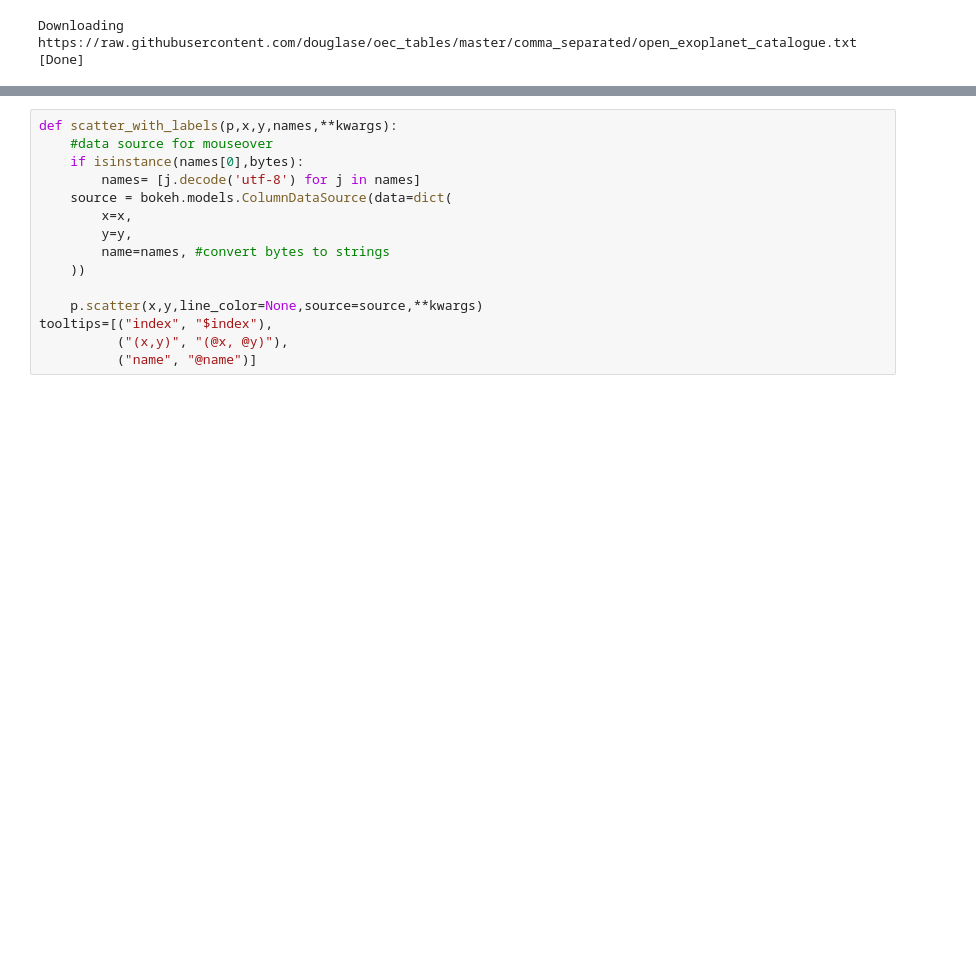
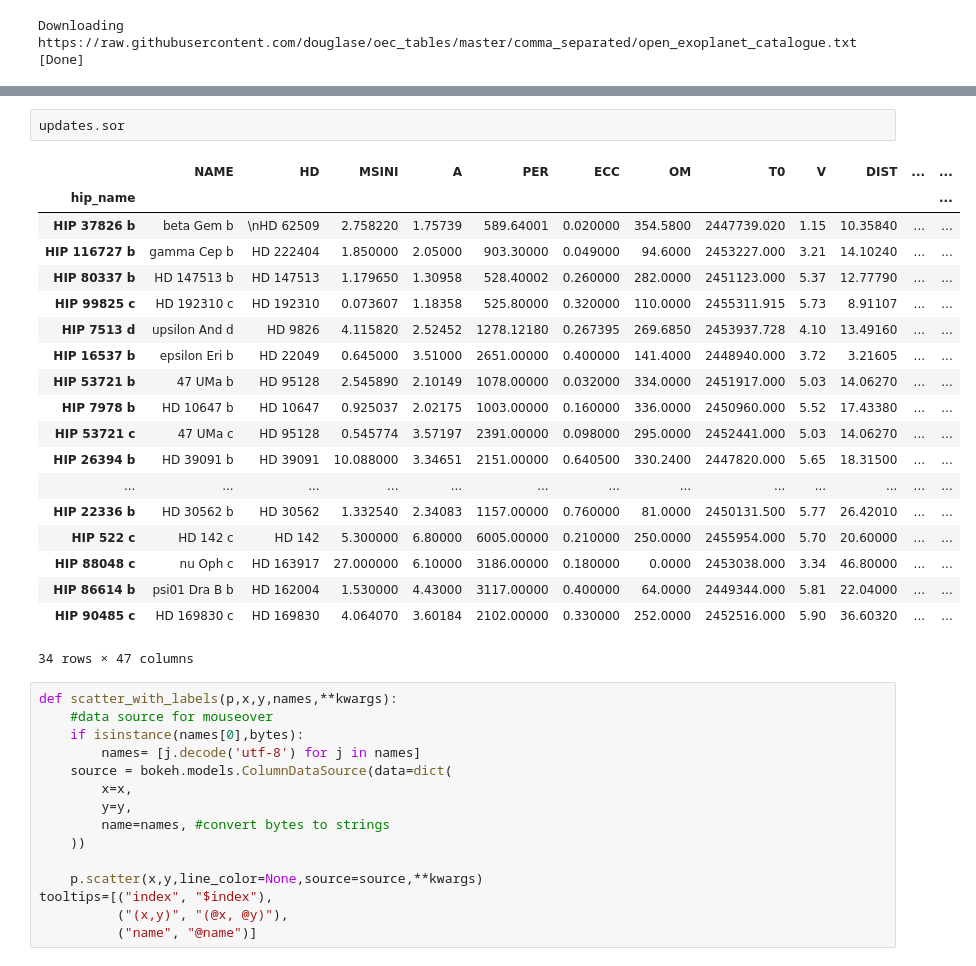
Before and after one commit to douglase/exocat_explorer, a Jupyter notebook: Compare Catalogs.ipynb, the cells around one changed output, grey strips where cells are left out. Cells and saved outputs as stored; diff of their text form; blank space fills up the shorter version.

```diff
--- a/Compare Catalogs.ipynb
+++ b/Compare Catalogs.ipynb
@@ -163,3 +325,25 @@ Downloading https://raw.githubusercontent.com/douglase/oec_tables/master/comma_s
+# %%
+updates.sor
+# %% [output]
+|  | NAME | HD | MSINI | A | PER | ECC | OM | T0 | V | DIST | ... | ... |
+| hip_name |  |  |  |  |  |  |  |  |  |  |  | ... |
+| HIP 37826 b | beta Gem b | \nHD 62509 | 2.758220 | 1.75739 | 589.64001 | 0.020000 | 354.5800 | 2447739.020 | 1.15 | 10.35840 | ... | ... |
+| HIP 116727 b | gamma Cep b | HD 222404 | 1.850000 | 2.05000 | 903.30000 | 0.049000 | 94.6000 | 2453227.000 | 3.21 | 14.10240 | ... | ... |
+| HIP 80337 b | HD 147513 b | HD 147513 | 1.179650 | 1.30958 | 528.40002 | 0.260000 | 282.0000 | 2451123.000 | 5.37 | 12.77790 | ... | ... |
+| HIP 99825 c | HD 192310 c | HD 192310 | 0.073607 | 1.18358 | 525.80000 | 0.320000 | 110.0000 | 2455311.915 | 5.73 | 8.91107 | ... | ... |
+| HIP 7513 d | upsilon And d | HD 9826 | 4.115820 | 2.52452 | 1278.12180 | 0.267395 | 269.6850 | 2453937.728 | 4.10 | 13.49160 | ... | ... |
+| HIP 16537 b | epsilon Eri b | HD 22049 | 0.645000 | 3.51000 | 2651.00000 | 0.400000 | 141.4000 | 2448940.000 | 3.72 | 3.21605 | ... | ... |
+| HIP 53721 b | 47 UMa b | HD 95128 | 2.545890 | 2.10149 | 1078.00000 | 0.032000 | 334.0000 | 2451917.000 | 5.03 | 14.06270 | ... | ... |
+| HIP 7978 b | HD 10647 b | HD 10647 | 0.925037 | 2.02175 | 1003.00000 | 0.160000 | 336.0000 | 2450960.000 | 5.52 | 17.43380 | ... | ... |
+| HIP 53721 c | 47 UMa c | HD 95128 | 0.545774 | 3.57197 | 2391.00000 | 0.098000 | 295.0000 | 2452441.000 | 5.03 | 14.06270 | ... | ... |
+| HIP 26394 b | HD 39091 b | HD 39091 | 10.088000 | 3.34651 | 2151.00000 | 0.640500 | 330.2400 | 2447820.000 | 5.65 | 18.31500 | ... | ... |
+| ... | ... | ... | ... | ... | ... | ... | ... | ... | ... | ... | ... | ... |
+| HIP 22336 b | HD 30562 b | HD 30562 | 1.332540 | 2.34083 | 1157.00000 | 0.760000 | 81.0000 | 2450131.500 | 5.77 | 26.42010 | ... | ... |
+| HIP 522 c | HD 142 c | HD 142 | 5.300000 | 6.80000 | 6005.00000 | 0.210000 | 250.0000 | 2455954.000 | 5.70 | 20.60000 | ... | ... |
+| HIP 88048 c | nu Oph c | HD 163917 | 27.000000 | 6.10000 | 3186.00000 | 0.180000 | 0.0000 | 2453038.000 | 3.34 | 46.80000 | ... | ... |
+| HIP 86614 b | psi01 Dra B b | HD 162004 | 1.530000 | 4.43000 | 3117.00000 | 0.400000 | 64.0000 | 2449344.000 | 5.81 | 22.04000 | ... | ... |
+| HIP 90485 c | HD 169830 c | HD 169830 | 4.064070 | 3.60184 | 2102.00000 | 0.330000 | 252.0000 | 2452516.000 | 5.90 | 36.60320 | ... | ... |
+34 rows × 47 columns
 # %%
 def scatter_with_labels(p,x,y,names,**kwargs):
     #data source for mouseover
```
Also changed, not shown: parts of 28 cells of this notebook, 1 other file.
